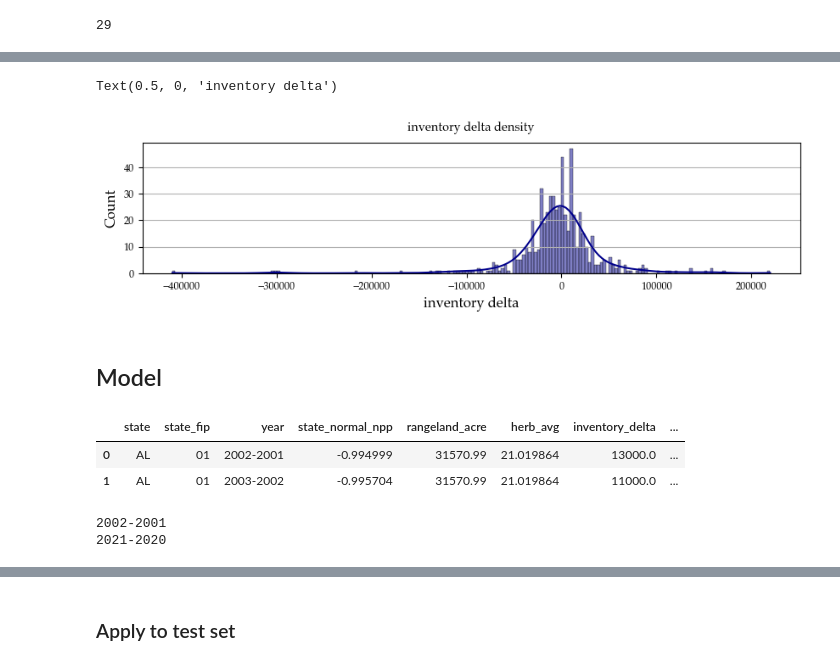
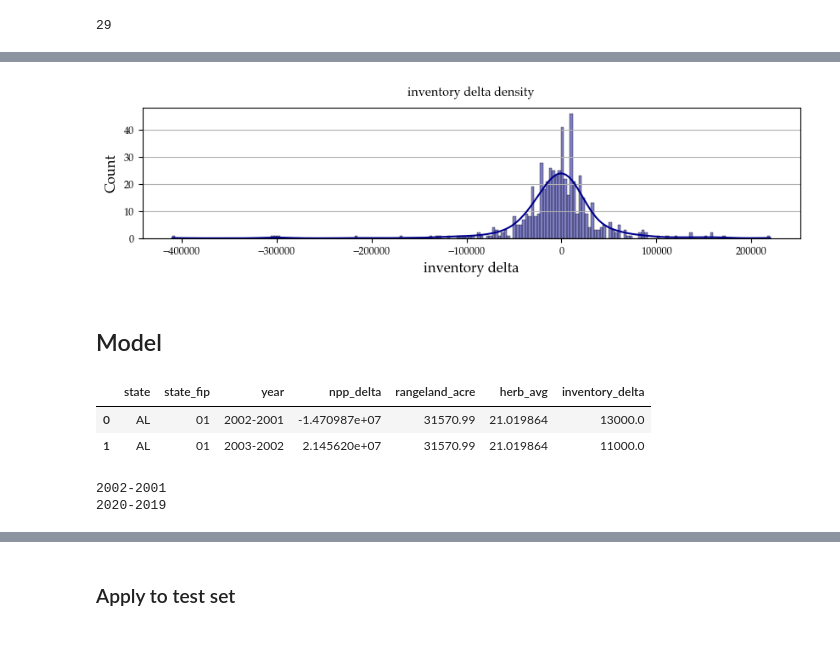
Before and after one commit to HNoorazar/Rangeland, a Jupyter notebook: Python_Codes/model/NPP_annualState_Ra_Model_xDeltas_yDeltas_Dec5.ipynb, the cells around one changed output, grey strips where cells are left out. Saved outputs shown, nothing was run; the diff lists cells and outputs as text; code cells hidden in the pictures.

```diff
--- a/Python_Codes/model/NPP_annualState_Ra_Model_xDeltas_yDeltas_Dec5.ipynb
+++ b/Python_Codes/model/NPP_annualState_Ra_Model_xDeltas_yDeltas_Dec5.ipynb
@@ -255,0 +281,3 @@ herb.head(2)
+# %%
+state_NPPdelta_Ra = pd.merge(npp_delta_df, state_RA, on=["state_fip"], how="left")
+state_NPPdelta_Ra.head(2)
@@ -256,7 +288,7 @@ herb.head(2)
 # %%
-state_NPP_Ra_herb = pd.merge(
-    state_NPP_Ra, herb[["state_fip", "herb_avg"]], on=["state_fip"], how="left"
+state_NPPdelta_Ra_herb = pd.merge(
+    state_NPPdelta_Ra, herb[["state_fip", "herb_avg"]], on=["state_fip"], how="left"
 )
 
-state_NPP_Ra_herb.head(2)
+state_NPPdelta_Ra_herb.head(2)
 # %% [output]
@@ -365,5 +358,5 @@ state_NPP_Ra_herb_InvenDelta.head(2)
 # %%
-state_NPP_Ra_herb_InvenDelta = pd.merge(state_NPP_Ra_herb_InvenDelta, county_id_name_fips,
-                                        on=["state_fip"], how="left")
-state_NPP_Ra_herb_InvenDelta.head(2)
+state_NPPdelta_Ra_herb_InvenDelta = pd.merge(state_NPPdelta_Ra_herb_InvenDelta, county_id_name_fips,
+                                             on=["state_fip"], how="left")
+state_NPPdelta_Ra_herb_InvenDelta.head(2)
 # %% [output]
@@ -373,15 +366,8 @@ state_NPP_Ra_herb_InvenDelta.head(2)
 # %%
-new_order = [
-    "state",
-    "state_fip",
-    "year",
-    "state_normal_npp",
-    "rangeland_acre",
-    "herb_avg",
-    "inventory_delta",
-    "state_rangeland_npp",
-]
+new_order = ["state", "state_fip",
+             "year", "npp_delta",
+             "rangeland_acre", "herb_avg", "inventory_delta"]
 
-state_NPP_Ra_herb_InvenDelta = state_NPP_Ra_herb_InvenDelta[new_order]
-state_NPP_Ra_herb_InvenDelta.head(2)
+state_NPPdelta_Ra_herb_InvenDelta = state_NPPdelta_Ra_herb_InvenDelta[new_order]
+state_NPPdelta_Ra_herb_InvenDelta.head(2)
 # %% [output]
@@ -471,34 +415,28 @@ fig.tight_layout()
 # %%
 fig, axes = plt.subplots(1, 1, figsize=(10, 2), sharey=False, sharex=False)
 axes.grid(axis="y", which="both")
 
 var = "inventory_delta"
-sns.histplot(
-    data=state_NPP_Ra_herb_InvenDelta[var],
-    kde=True,
-    bins=200,
-    color="darkblue",
-    ax=axes,
-)
+sns.histplot(data=state_NPPdelta_Ra_herb_InvenDelta[var],
+             kde=True, bins=200, color="darkblue", ax=axes)
 axes.title.set_text(var.replace("_", " ") + " density")
 
-axes.set_xlabel(var.replace("_", " "))
+axes.set_xlabel(var.replace("_", " "));
 # %% [output]
-Text(0.5, 0, 'inventory delta')
-[figure, old version]
+[figure, new version]
 # %% [markdown]
 ## Model
 # %%
-state_NPP_Ra_herb_InvenDelta.head(2)
+state_NPPdelta_Ra_herb_InvenDelta.head(2)
 # %% [output]
-|  | state | state_fip | year | state_normal_npp | rangeland_acre | herb_avg | inventory_delta | ... |
-| 0 | AL | 01 | 2002-2001 | -0.994999 | 31570.99 | 21.019864 | 13000.0 | ... |
-| 1 | AL | 01 | 2003-2002 | -0.995704 | 31570.99 | 21.019864 | 11000.0 | ... |
+|  | state | state_fip | year | npp_delta | rangeland_acre | herb_avg | inventory_delta |
+| 0 | AL | 01 | 2002-2001 | -1.470987e+07 | 31570.99 | 21.019864 | 13000.0 |
+| 1 | AL | 01 | 2003-2002 | 2.145620e+07 | 31570.99 | 21.019864 | 11000.0 |
 # %%
-print(state_NPP_Ra_herb_InvenDelta.year.unique().min())
-yr_max = state_NPP_Ra_herb_InvenDelta.year.unique().max()
+print(state_NPPdelta_Ra_herb_InvenDelta.year.unique().min())
+yr_max = state_NPPdelta_Ra_herb_InvenDelta.year.unique().max()
 print(yr_max)
 # %% [output]
 2002-2001
-2021-2020
+2020-2019
 # %%
```
Also changed, not shown: parts of 62 cells of this notebook, 14 other files.
